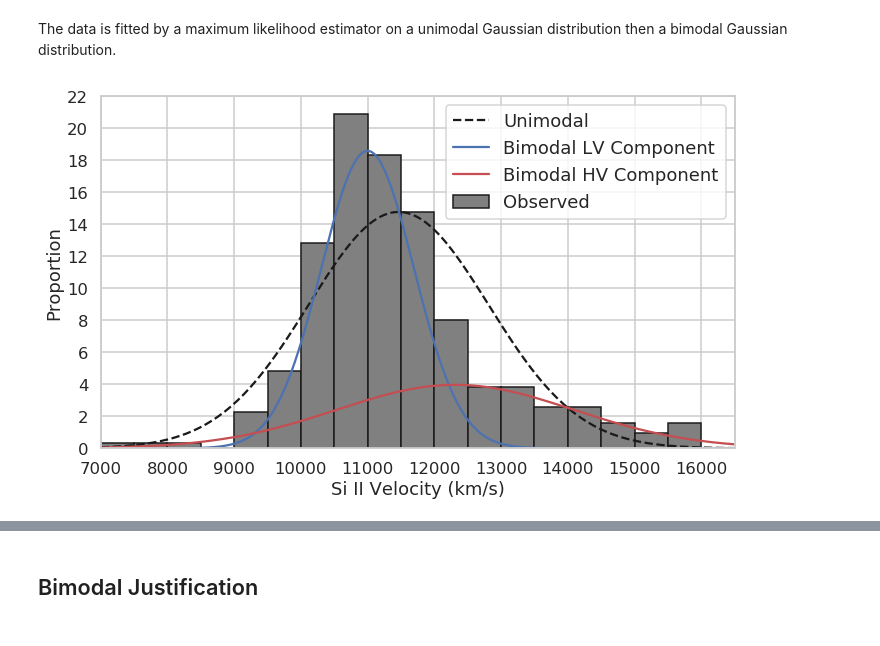
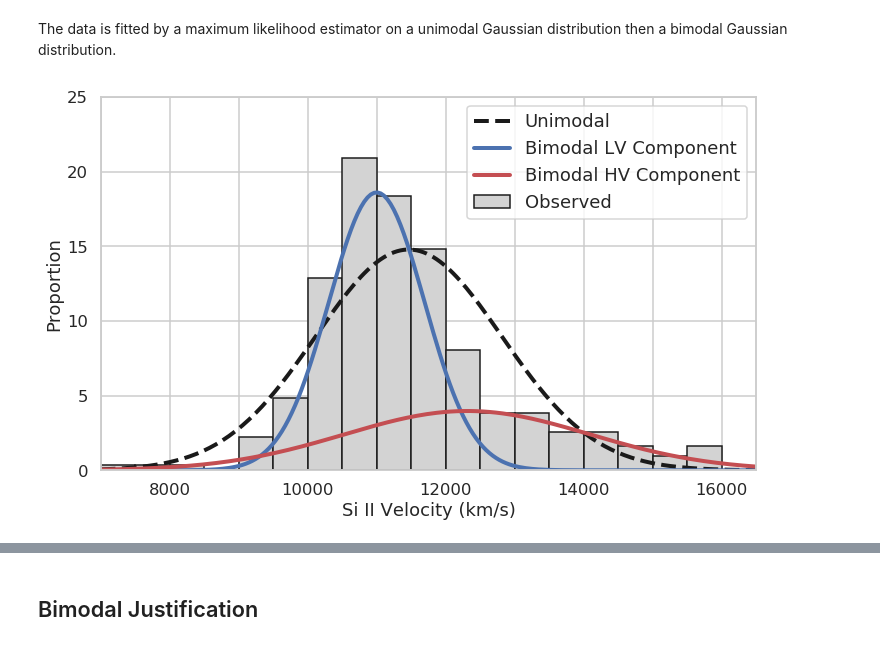
Before and after one commit to ketozhang/ejecta-velocities-of-type-Ia-supernovae, a Jupyter notebook: simulation.ipynb, the cells around one changed output, grey strips where cells are left out. Saved outputs shown, nothing was run; the diff lists cells and outputs as text; code cells hidden in the pictures.

```diff
--- a/simulation.ipynb
+++ b/simulation.ipynb
@@ -56,45 +56,42 @@ The data is fitted by a maximum likelihood estimator on a unimodal Gaussian dist
 from scipy.optimize import curve_fit
 from models import *
 
 UNIMODAL_PARAMS = np.loadtxt('results/unimodal_params.csv', delimiter=',')
 BIMODAL_PARAMS = np.loadtxt('results/bimodal_params.csv', delimiter=',')
 
 x = sn_data['v_siII']
 bins = np.arange(7000, 17000, 500)
-plt.hist(x, density=True, bins=bins, color='gray', fill=True, edgecolor='k', joinstyle='miter', label='Observed')
+plt.hist(x, density=True, bins=bins, color='lightgray', fill=True, edgecolor='k', joinstyle='miter', label='Observed')
 
 # Unimodal Gaussian
 xrange = np.linspace(bins.min(), bins.max(), 200)
 ydata, xdata = np.histogram(x, bins=bins, density=True)
 xdata = (xdata[:-1] + xdata[1:]) / 2
-# opt, cov = curve_fit(gaussian, xdata, ydata, p0=[np.mean(x), np.std(x)])
-# np.savetxt('unimodal_params.csv', opt, delimiter=',')
-plt.plot(xrange, gaussian(xrange, *UNIMODAL_PARAMS), '--k', label='Unimodal')
+plt.plot(xrange, gaussian(xrange, *UNIMODAL_PARAMS), '--k', lw=4, label='Unimodal')
 
-# Bimodal Gaussian
-# opt, cov = curve_fit(bimodal_gaussian, xdata, ydata, p0=[11000., np.std(x)/2, 15000., np.std(x)*2, 0.5])
-# np.savetxt('bimodal_params.csv', opt, delimiter=',')
-# plt.plot(xrange, bimodal_gaussian(xrange, *opt), color='gray', label='Bimodal')
 g1 = BIMODAL_PARAMS[4]
 lv_dist = g1 * gaussian(xrange, *BIMODAL_PARAMS[0:2])
 hv_dist = (1-g1) * gaussian(xrange, *BIMODAL_PARAMS[2:4])
-plt.plot(xrange, lv_dist, 'b', label='Bimodal LV Component')
-plt.plot(xrange, hv_dist, 'r', label='Bimodal HV Component')
-# plt.plot(xrange, lv_dist + hv_dist, 'k', label='Bimodal')
+plt.plot(xrange, lv_dist, 'b', lw=4, label='Bimodal LV Component')
+plt.plot(xrange, hv_dist, 'r', lw=4, label='Bimodal HV Component')
 
 # Plot config
-plt.xticks(bins[::2], [f'{tick:.0f}' for tick in bins[::2]])
+xticks = bins[::2]
+xtickslabel = np.array([f'{tick:.0f}' for tick in bins[::2]])
+xtickslabel[::2] = ''
+plt.xticks(bins[::2], xtickslabel)
 plt.xlim(bins.min(), bins.max())
+plt.ylim(0, 25 / 500 / 100)
 yticks = plt.yticks()[0] * 500 * 100
-yticks = np.arange(yticks.min(), yticks.max() + 1, 2) / (500 * 100)
+yticks = np.arange(yticks.min(), yticks.max() + 1, 5) / (500 * 100)
 ytickslabel = [f'{tick:.2g}' for tick in yticks * 500 * 100]
 plt.yticks(yticks, ytickslabel)
 plt.xlabel('Si II Velocity (km/s)')
 plt.ylabel('Proportion')
 plt.legend(loc='upper right', fontsize=18)
 
 # Save results
-plt.tight_layout()
+plt.tight_layout(pad=0)
 plt.savefig('results/velocity_dist.png', orientation='landscape', format='png', dpi=600)
 # %% [output]
-[figure, old version]
+[figure, new version]
```
Also changed, not shown: parts of 10 cells of this notebook, 11 other files.
